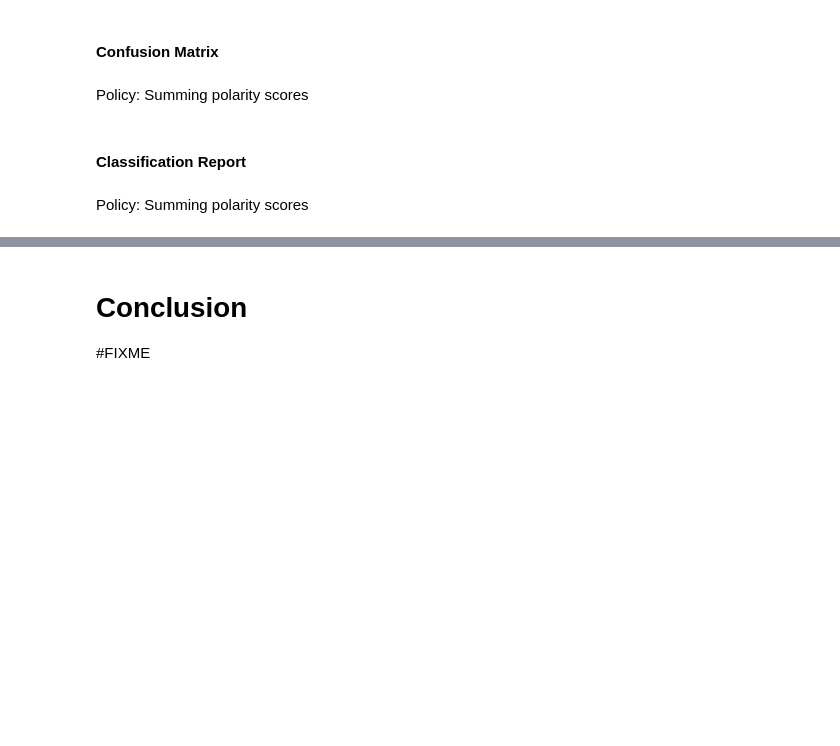
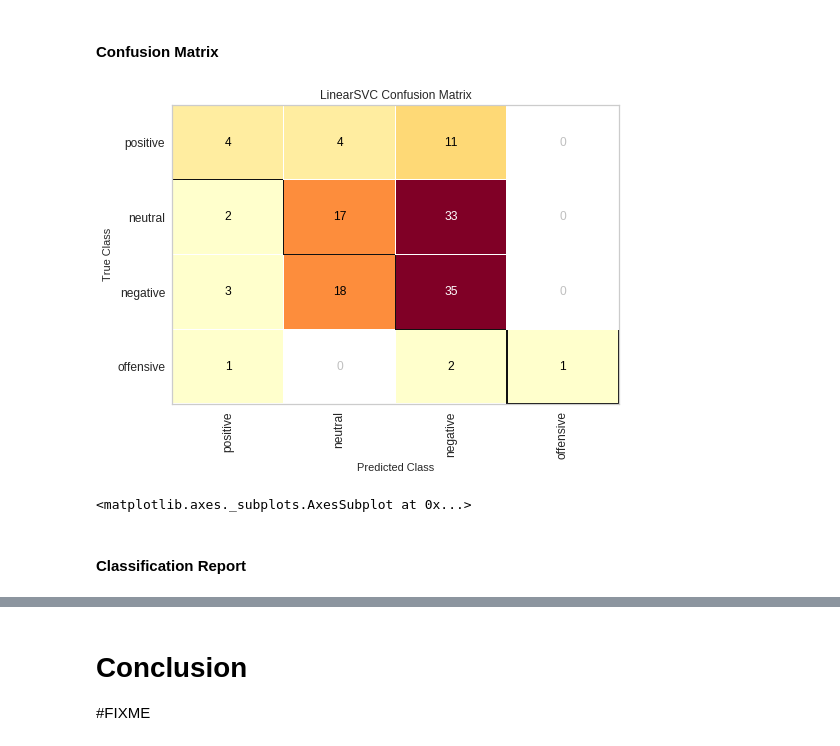
Before and after one commit to viennadatasciencegroup/data4good-wahlbeobachtung19, a Jupyter notebook: notebooks/1.1-tte-sentiment-prototyping.ipynb, the cells around one changed output, grey strips where cells are left out. Drawn from its saved outputs; the diff is of its cells as text; code cells hidden in the pictures; blank space fills up the shorter version.

```diff
--- a/notebooks/1.1-tte-sentiment-prototyping.ipynb
+++ b/notebooks/1.1-tte-sentiment-prototyping.ipynb
@@ -73,6 +128,25 @@ ML-based approach.
 # %% [markdown]
 ### Vectorizer
+# %%
+tfidf = TfidfVectorizer(lowercase=False, # already lowercased
+                        tokenizer=word_tokenize)
+                        # maybe def max_features
 # %% [markdown]
 ### Models
+# %%
+logreg = LogisticRegression()
+svc = LinearSVC()
+nb = MultinomialNB()
+rf = RandomForestClassifier()
+
+models = [logreg, svc, nb, rf]
 # %% [markdown]
 ### Pipeline
+# %%
+classifiers = {}
+
+for model in models:
+    classifiers[type(model).__name__ + "_pipe"] = Pipeline([
+        ("tfidf", tfidf),
+        ("clf", model)
+    ])
@@ -87,4 +189,4 @@ labels = ratings_dict = ["positive", "neutral", "negative"]
+# %%
+class_encoding = {0: "positive", 10: "neutral", 20: "negative", 30: "offensive"}
 # %% [markdown]
 #### Confusion Matrix
-# %% [markdown]
-Policy: Summing polarity scores
@@ -97,4 +193,11 @@ cm_df_polar
+# %%
+from yellowbrick.classifier import ConfusionMatrix, ClassificationReport, PrecisionRecallCurve, ROCAUC
+
+cm = ConfusionMatrix(classifiers["LinearSVC_pipe"], is_fitted=True, encoder=class_encoding)
+cm.score(X_test, y_test)
+cm.poof()
+# %% [output]
+[figure, added]
+<matplotlib.axes._subplots.AxesSubplot at 0x...>
 # %% [markdown]
 #### Classification Report
-# %% [markdown]
-Policy: Summing polarity scores
```
Also changed, not shown: parts of 31 cells of this notebook.
